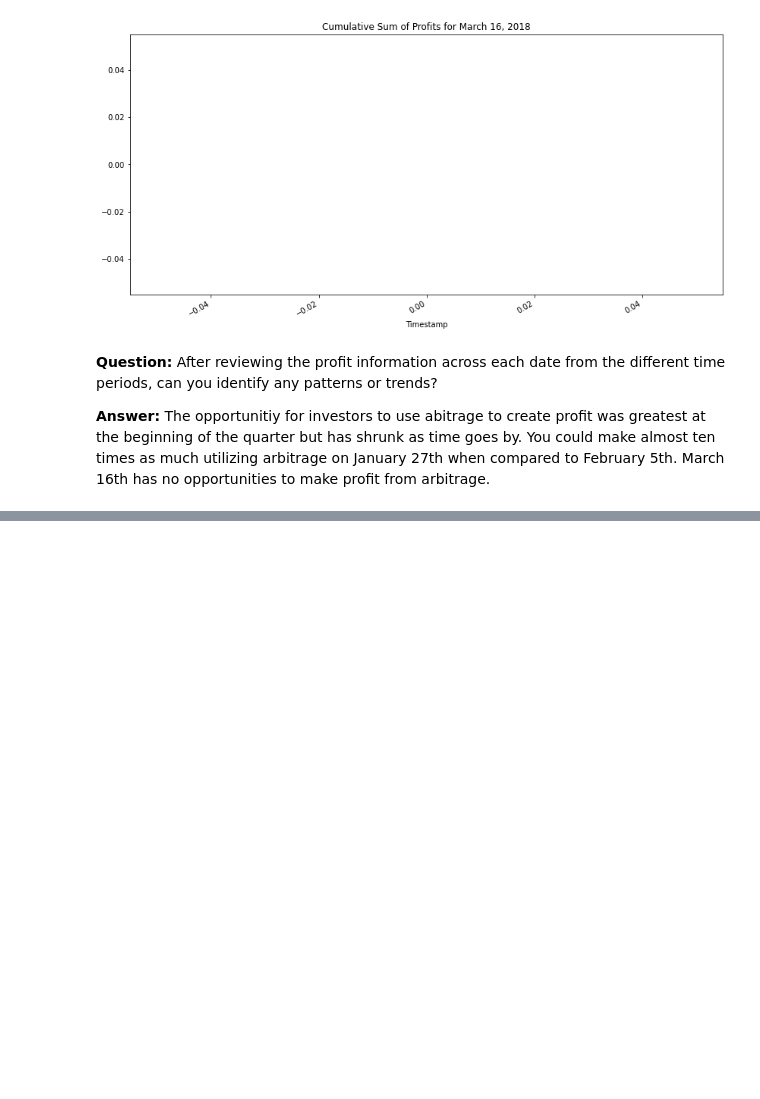
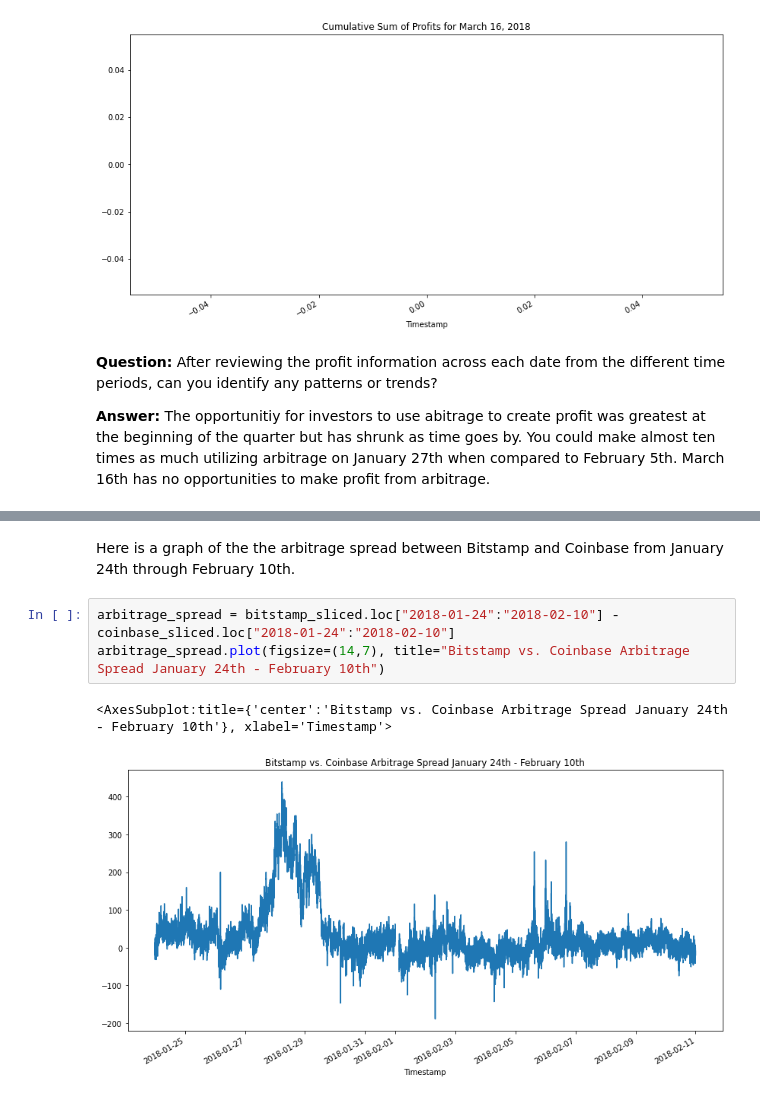
Before and after one commit to Kevinator9000/fintech_challenge_3, a Jupyter notebook: crypto_arbitrage.ipynb, the cells around one changed output, grey strips where cells are left out. Cells and saved outputs as stored; diff of their text form; blank space fills up the shorter version.

```diff
--- a/crypto_arbitrage.ipynb
+++ b/crypto_arbitrage.ipynb
@@ -972,0 +983,8 @@ cumulative_profit_late.plot(figsize=(14,7),title="Cumulative Sum of Profits for
+# %% [markdown]
+Here is a graph of the the arbitrage spread between Bitstamp and Coinbase from January 24th through February 10th.
+# %%
+arbitrage_spread = bitstamp_sliced.loc["2018-01-24":"2018-02-10"] - coinbase_sliced.loc["2018-01-24":"2018-02-10"]
+arbitrage_spread.plot(figsize=(14,7), title="Bitstamp vs. Coinbase Arbitrage Spread January 24th - February 10th")
+# %% [output]
+<AxesSubplot:title={'center':'Bitstamp vs. Coinbase Arbitrage Spread January 24th - February 10th'}, xlabel='Timestamp'>
+[figure, added]
```
Also changed, not shown: parts of 3 cells of this notebook, 1 other file.
